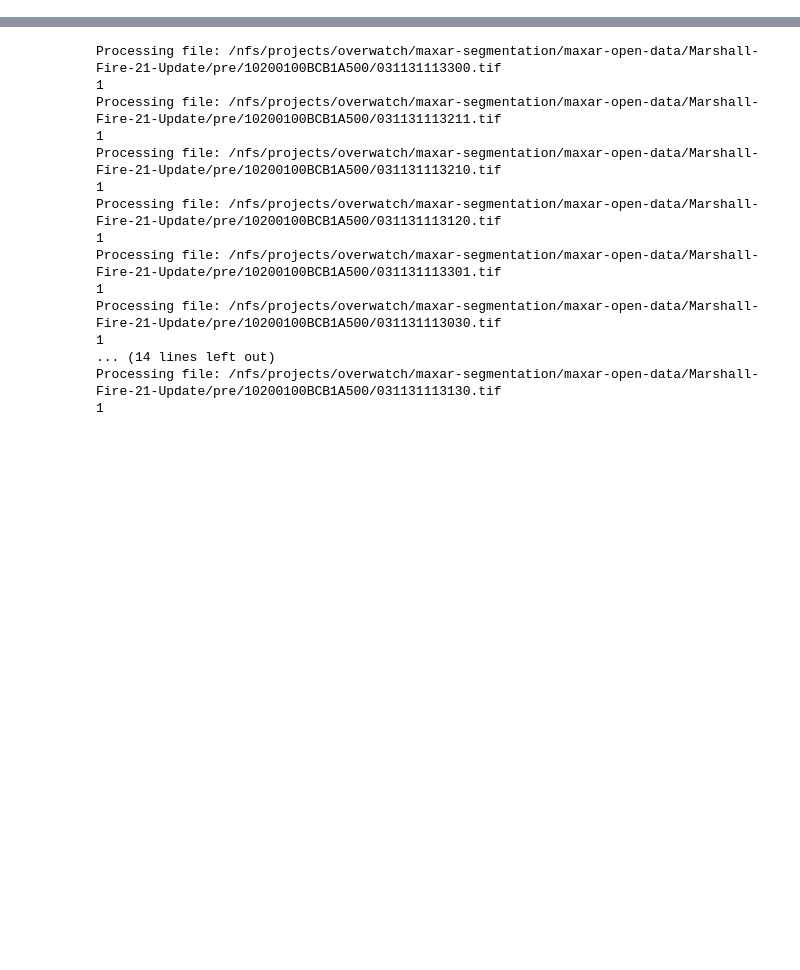
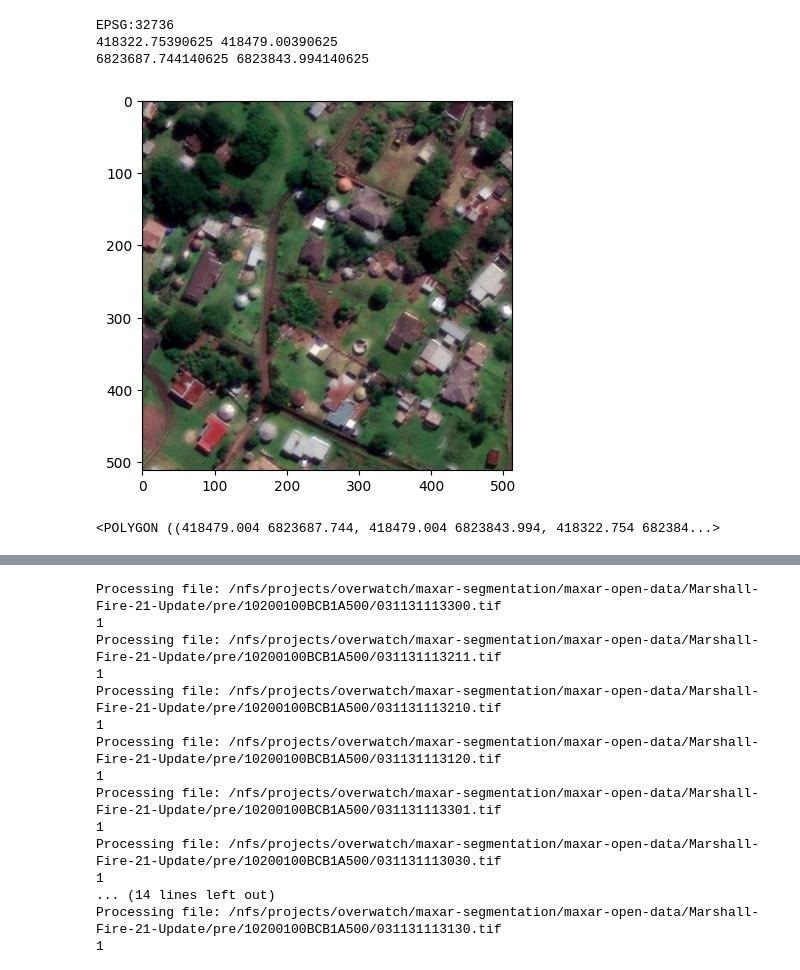
Before and after one commit to JacopoLungo/maxarSrc, a Jupyter notebook: notebooks/to_delete.ipynb, the cells around one changed output, grey strips where cells are left out. Cells and saved outputs as stored; diff of their text form; code cells hidden in the pictures; blank space fills up the shorter version.

```diff
--- a/notebooks/to_delete.ipynb
+++ b/notebooks/to_delete.ipynb
@@ -0,0 +1,42 @@
+# %%
+import rasterio
+import matplotlib.pyplot as plt
+import numpy as np
+from shapely.geometry import box
+
+# Path to your RGB TIFF file
+#file_path = '/nfs/projects/overwatch/maxar-segmentation/maxar-open-data/Emilia-Romagna-Italy-flooding-may23/pre/10300500DDF89E00/031111210233.tif'
+
+NAME = 'SouthAfrica_11400_4300'
+FILE = '/nfs/projects/overwatch/maxar-segmentation/maxar-open-data/southafrica-flooding22/pre/105001002B1CF100/213113323133.tif'
+PSEUDO_LBL = '/nfs/projects/overwatch/maxar-segmentation/outputs/04_05/test/southafrica-flooding22/pre/105001002B1CF100/213113323133.tif'
+INFERENCE = '/nfs/projects/overwatch/maxar-segmentation/inferences/mic_sampler_512_30000/southafrica-flooding22/pre/105001002B1CF100/213113323133.tif'
+WIDTH = HEIGHT = 512
+
+#for path in [FILE, PSEUDO_LBL, INFERENCE]:
+
+with rasterio.open(FILE) as src:
+    window = rasterio.windows.Window(col_off=11400, row_off=4300, width=WIDTH, height=HEIGHT)
+    data = src.read(window=window)
+    profile = src.profile
+    transform = src.transform
+    minx, miny = src.window_transform(window)  * (0, HEIGHT)
+    maxx, maxy = src.window_transform(window)  * (WIDTH, 0)
+    print(src.crs)
+
+print(minx, maxx)
+print(miny, maxy)
+query_box = box(minx, miny, maxx, maxy)
+
+# Plot the image
+plt.imshow(data.transpose(1, 2, 0))
+plt.show()
+# %% [output]
+EPSG:32736
+418322.75390625 418479.00390625
+6823687.744140625 6823843.994140625
+[figure, added]
+# %%
+query_box
+# %% [output]
+<POLYGON ((418479.004 6823687.744, 418479.004 6823843.994, 418322.754 682384...>
```
Also changed, not shown: parts of 77 cells of this notebook, 2 other files.
